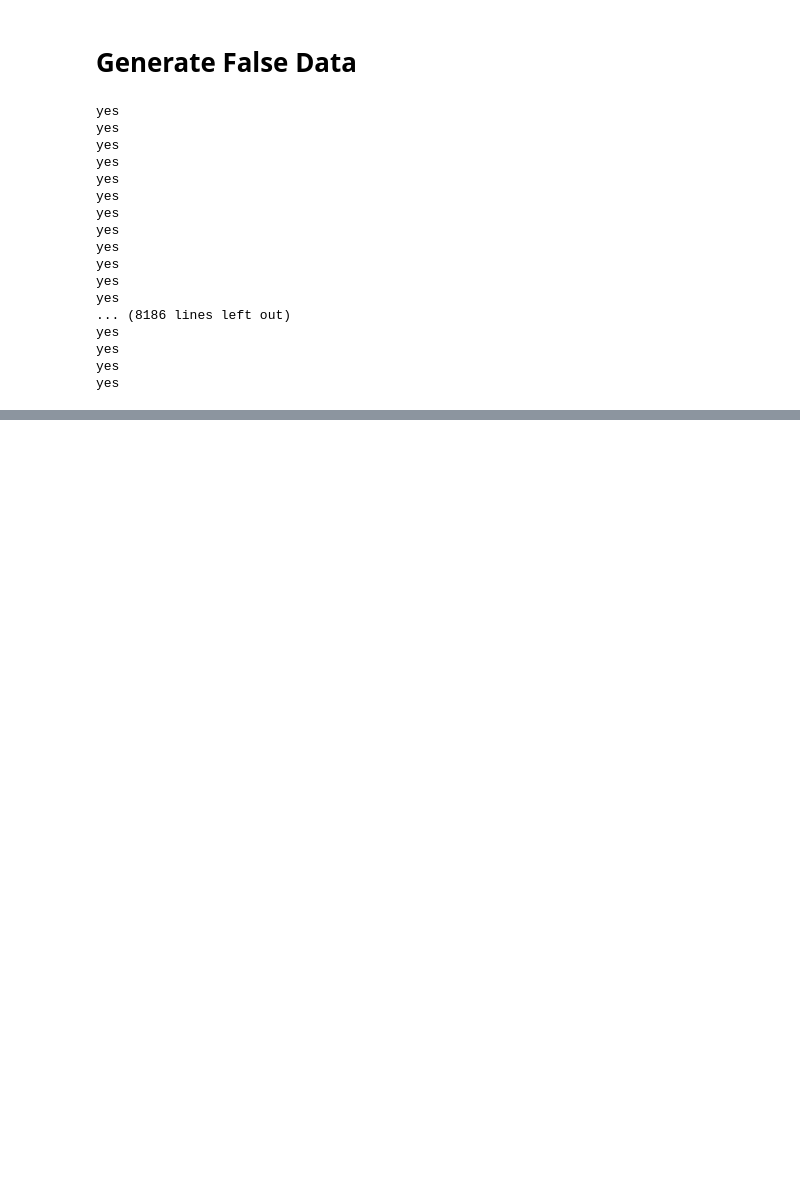
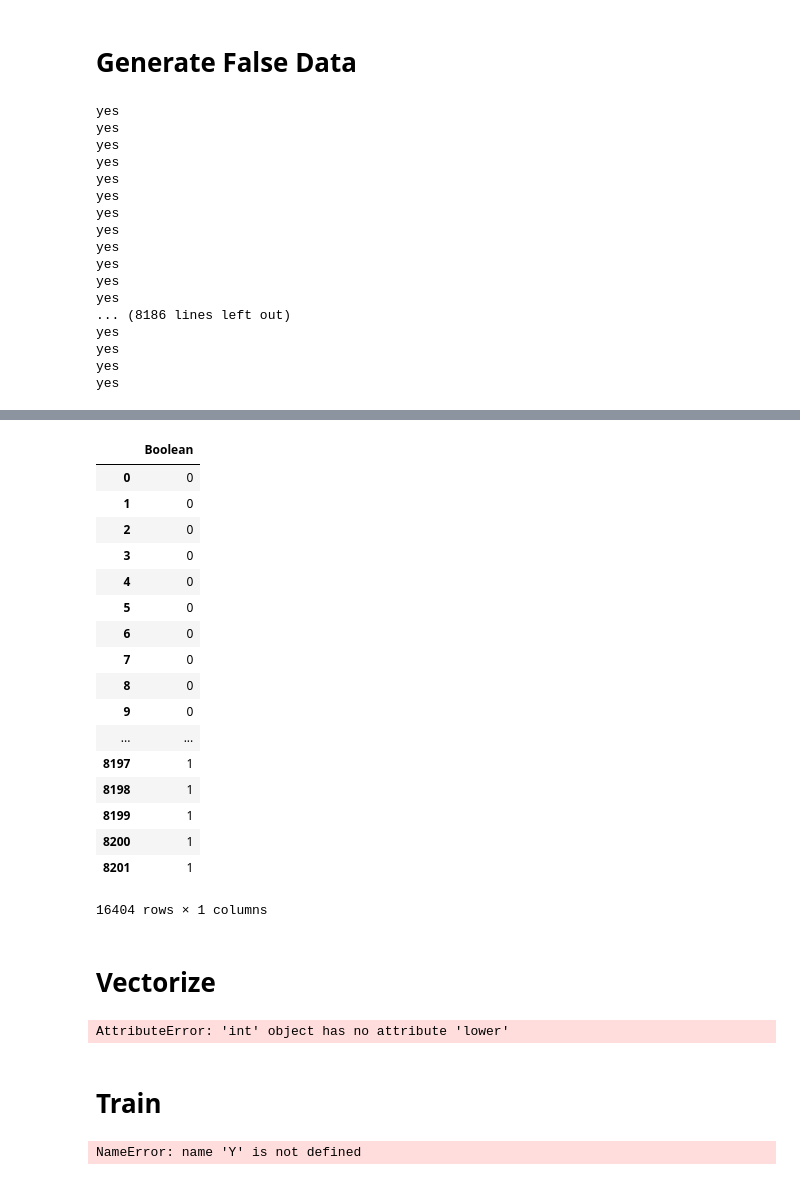
Before and after one commit to Nathanllee1/EvidenceFinder, a Jupyter notebook: Data Formatter.ipynb, the cells around one changed output, grey strips where cells are left out. Drawn from its saved outputs; the diff is of its cells as text; code cells hidden in the pictures; blank space fills up the shorter version.

Commit message:
Added vectorizer and fixed some stuff

```diff
--- a/Data Formatter.ipynb
+++ b/Data Formatter.ipynb
@@ -138,0 +161,49 @@ df.to_csv('alldata.csv', index=False)
+# %%
+final["themequote"] = final["Themes"].map(str) + final["Quotes"]
+
+themesquotes = final[['themequote']].copy()
+boolean = final[['Boolean']].copy()
+# %% [output]
+|  | Boolean |
+| 0 | 0 |
+| 1 | 0 |
+| 2 | 0 |
+| 3 | 0 |
+| 4 | 0 |
+| 5 | 0 |
+| 6 | 0 |
+| 7 | 0 |
+| 8 | 0 |
+| 9 | 0 |
+| ... | ... |
+| 8197 | 1 |
+| 8198 | 1 |
+| 8199 | 1 |
+| 8200 | 1 |
+| 8201 | 1 |
+16404 rows × 1 columns
+# %% [markdown]
+# Vectorize
+# %%
+from sklearn.feature_extraction.text import TfidfVectorizer
+
+
+corpus = themesquotes['themequote']
+vectorizer = TfidfVectorizer(lowercase=True, )
+X = vectorizer.fit_transform(corpus)
+#print(X.shape)
+
+booleans = boolean['Boolean']
+vectorizer = TfidfVectorizer()
+Y = vectorizer.fit_transform(booleans)
+# %% [output]
+AttributeError: 'int' object has no attribute 'lower'
+# %% [markdown]
+# Train
+# %%
+from sklearn.ensemble import RandomForestClassifier
+from sklearn.datasets import make_classification
+clf = RandomForestClassifier()
+clf.fit(X, Y)
+# %% [output]
+NameError: name 'Y' is not defined
```
Also changed, not shown: parts of 4 cells of this notebook, 6 other files.
